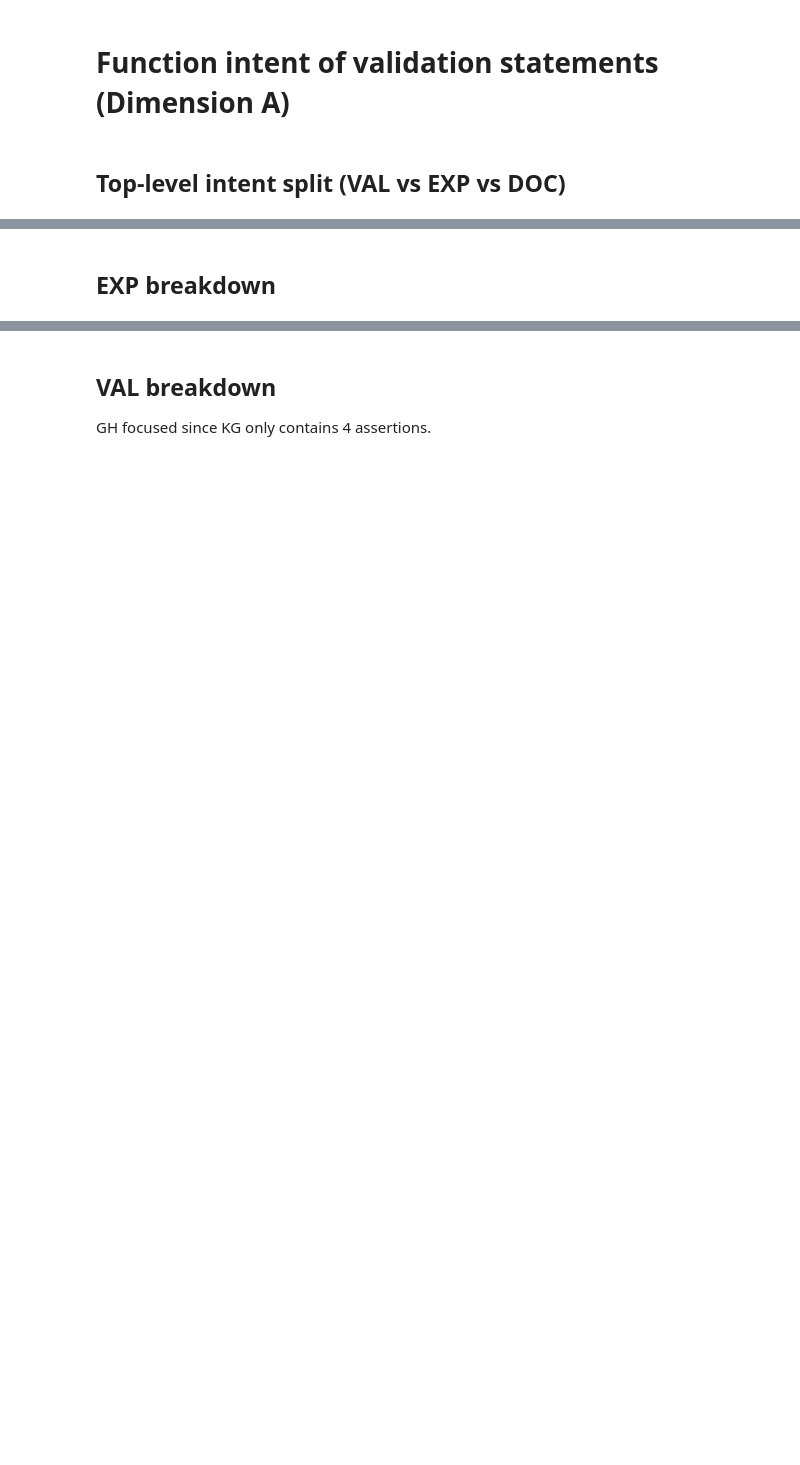
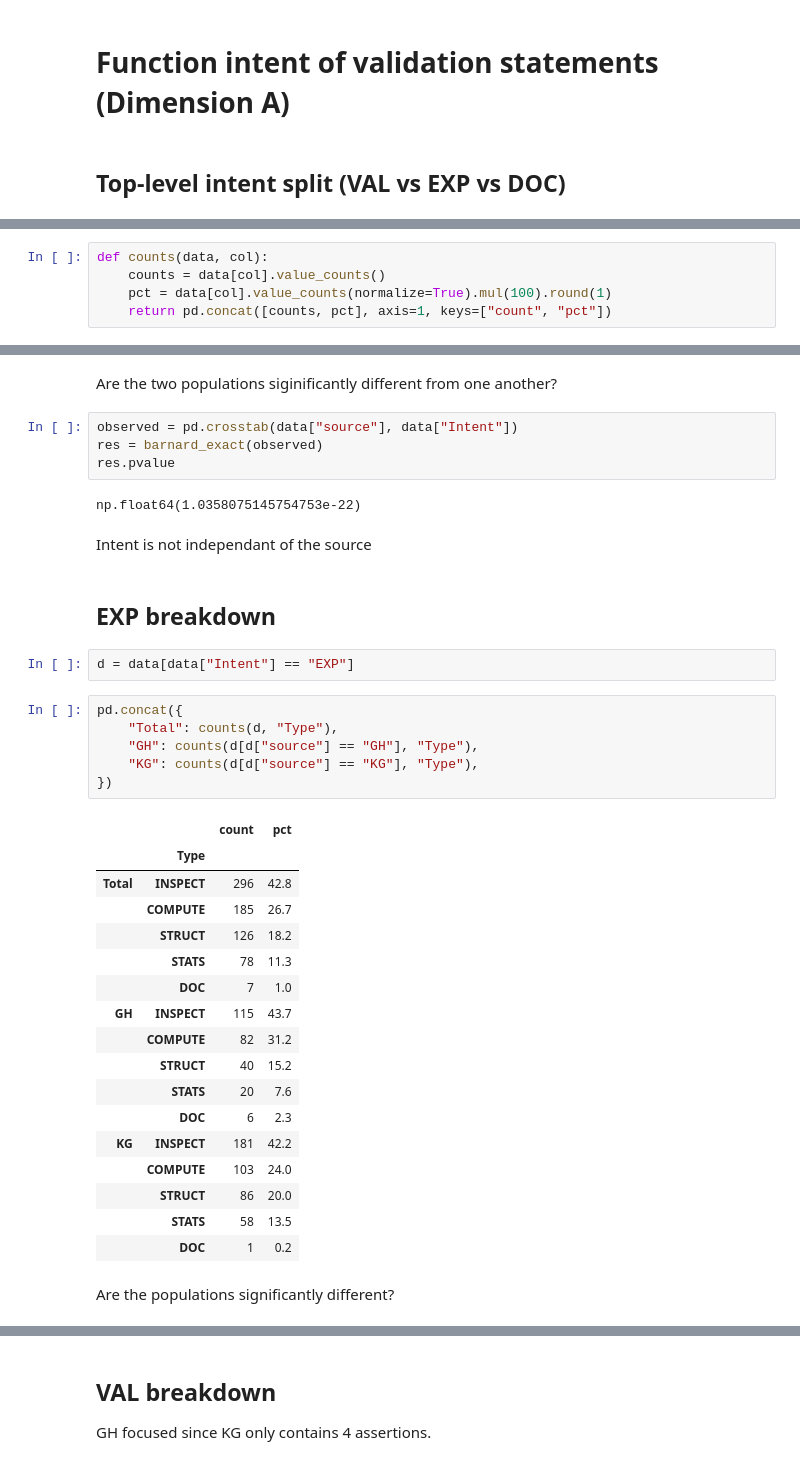
Before and after one commit to arumoy-shome/shome2023notebook, a Jupyter notebook: notebooks/results.ipynb, the cells around one changed output, grey strips where cells are left out. Saved outputs shown, nothing was run; the diff lists cells and outputs as text; blank space fills up the shorter version.

```diff
--- a/notebooks/results.ipynb
+++ b/notebooks/results.ipynb
@@ -65,0 +53,5 @@ def annot_count_with_percent(ax) -> None:
+# %%
+def counts(data, col):
+    counts = data[col].value_counts()
+    pct = data[col].value_counts(normalize=True).mul(100).round(1)
+    return pd.concat([counts, pct], axis=1, keys=["count", "pct"])
@@ -77,2 +85,40 @@ ax.get_figure().tight_layout()
+# %% [markdown]
+Are the two populations siginificantly different from one another?
+# %%
+observed = pd.crosstab(data["source"], data["Intent"])
+res = barnard_exact(observed)
+res.pvalue
+# %% [output]
+np.float64(1.0358075145754753e-22)
+# %% [markdown]
+Intent is not independant of the source
 # %% [markdown]
 ## EXP breakdown
+# %%
+d = data[data["Intent"] == "EXP"]
+# %%
+pd.concat({
+    "Total": counts(d, "Type"),
+    "GH": counts(d[d["source"] == "GH"], "Type"),
+    "KG": counts(d[d["source"] == "KG"], "Type"),
+})
+# %% [output]
+|  |  | count | pct |
+|  | Type |  |  |
+| Total | INSPECT | 296 | 42.8 |
+|  | COMPUTE | 185 | 26.7 |
+|  | STRUCT | 126 | 18.2 |
+|  | STATS | 78 | 11.3 |
+|  | DOC | 7 | 1.0 |
+| GH | INSPECT | 115 | 43.7 |
+|  | COMPUTE | 82 | 31.2 |
+|  | STRUCT | 40 | 15.2 |
+|  | STATS | 20 | 7.6 |
+|  | DOC | 6 | 2.3 |
+| KG | INSPECT | 181 | 42.2 |
+|  | COMPUTE | 103 | 24.0 |
+|  | STRUCT | 86 | 20.0 |
+|  | STATS | 58 | 13.5 |
+|  | DOC | 1 | 0.2 |
+# %% [markdown]
+Are the populations significantly different?
```
Also changed, not shown: parts of 26 cells of this notebook, 2 other files.
